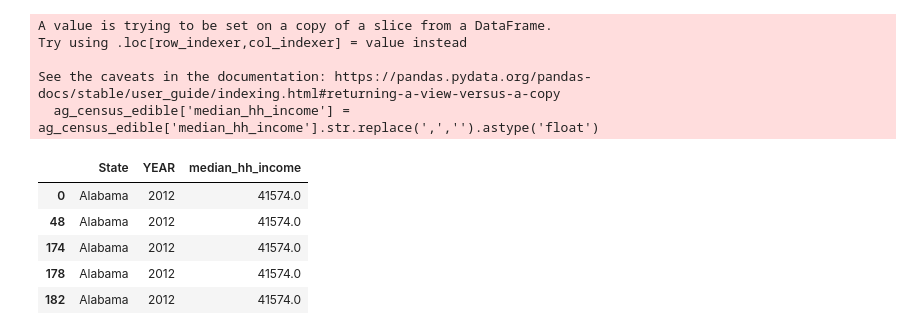
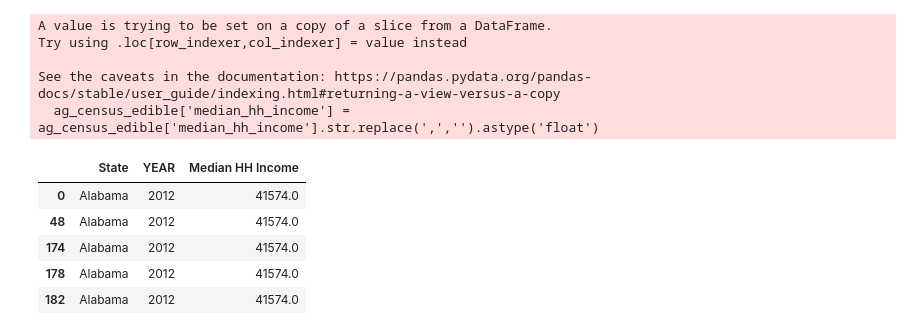
Before and after one commit to KinishaF/edible_vs_ornamental, a Jupyter notebook: Scripts/comparison_edible_ornamental.ipynb, the cells around one changed output. Drawn from its saved outputs; the diff is of its cells as text; code cells hidden in the pictures.

Commit message:
edibleandornamental

```diff
--- a/Scripts/comparison_edible_ornamental.ipynb
+++ b/Scripts/comparison_edible_ornamental.ipynb
@@ -995,9 +1006,9 @@ Try using .loc[row_indexer,col_indexer] = value instead
 See the caveats in the documentation: https://pandas.pydata.org/pandas-docs/stable/user_guide/indexing.html#returning-a-view-versus-a-copy
   ag_census_edible['median_hh_income'] = ag_census_edible['median_hh_income'].str.replace(',','').astype('float')
 # %%
-ag_census_edible[['State', 'YEAR', 'median_hh_income']].head()
+ag_census_edible[['State', 'YEAR', 'median_hh_income']].rename(columns = {'median_hh_income': 'Median HH Income'}).head()
 # %% [output]
-|  | State | YEAR | median_hh_income |
+|  | State | YEAR | Median HH Income |
 | 0 | Alabama | 2012 | 41574.0 |
 | 48 | Alabama | 2012 | 41574.0 |
 | 174 | Alabama | 2012 | 41574.0 |
```
Also changed, not shown: parts of 26 cells of this notebook.
